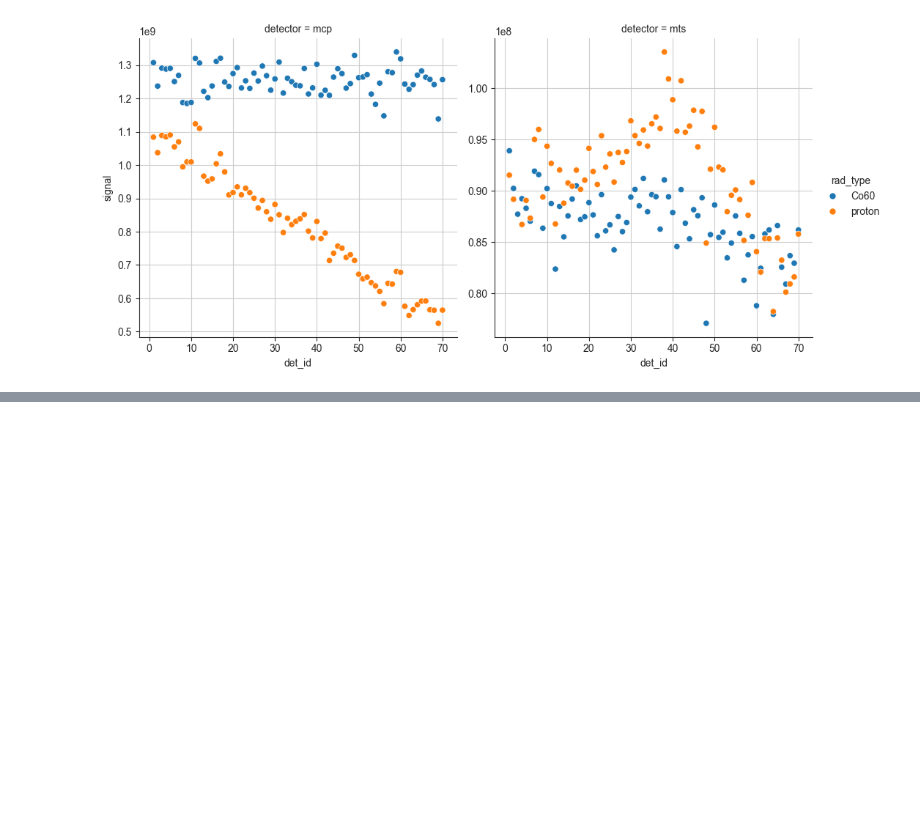
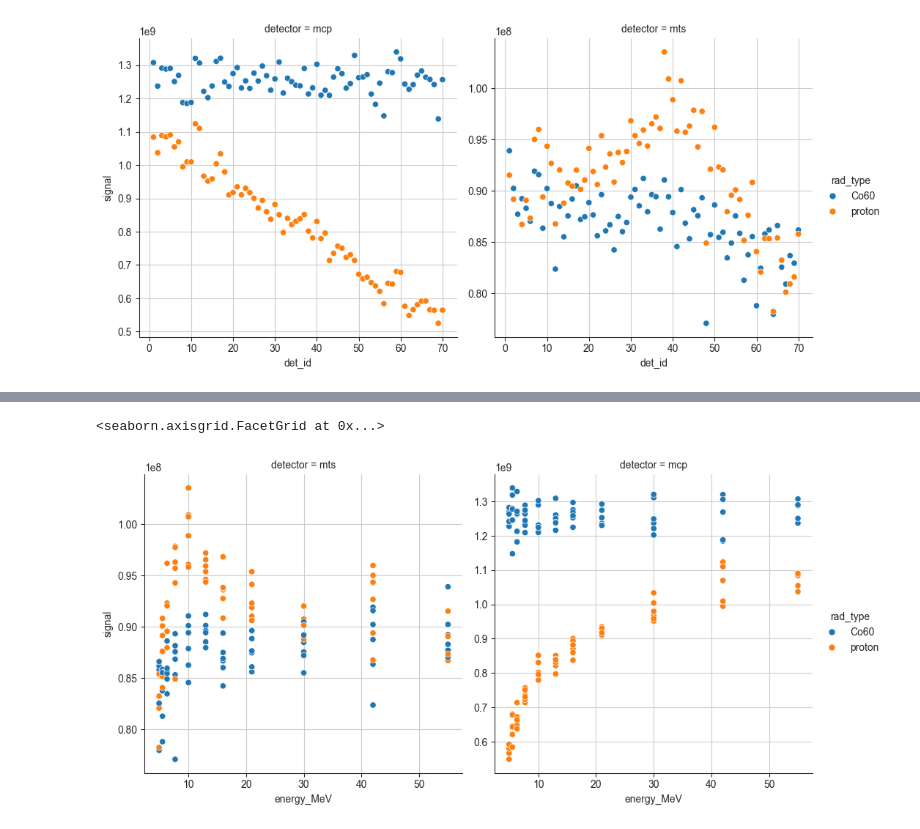
Before and after one commit to grzanka/tld_let_calibration, a Jupyter notebook: notebook/0.3-proton_data.ipynb, the cells around one changed output, grey strips where cells are left out. Saved outputs shown, nothing was run; the diff lists cells and outputs as text; code cells hidden in the pictures; blank space fills up the shorter version.

```diff
--- a/notebook/0.3-proton_data.ipynb
+++ b/notebook/0.3-proton_data.ipynb
@@ -72,0 +169,3 @@ sns.relplot(
+# %%
+df_eff = pd.merge(df_proton.explode("det_id"), df_calib, on=["det_id", "detector"], how="left")
+df_eff
@@ -72,0 +186,13 @@ sns.relplot(
+# %%
+sns.relplot(
+    data=df_eff,
+    x="energy_MeV",
+    y="signal",
+    hue="rad_type",
+    col="detector",
+    kind="scatter",
+    facet_kws=dict(sharex=True, sharey=False),
+)
+# %% [output]
+<seaborn.axisgrid.FacetGrid at 0x...>
+[figure, added]
```
Also changed, not shown: parts of 13 cells of this notebook.
